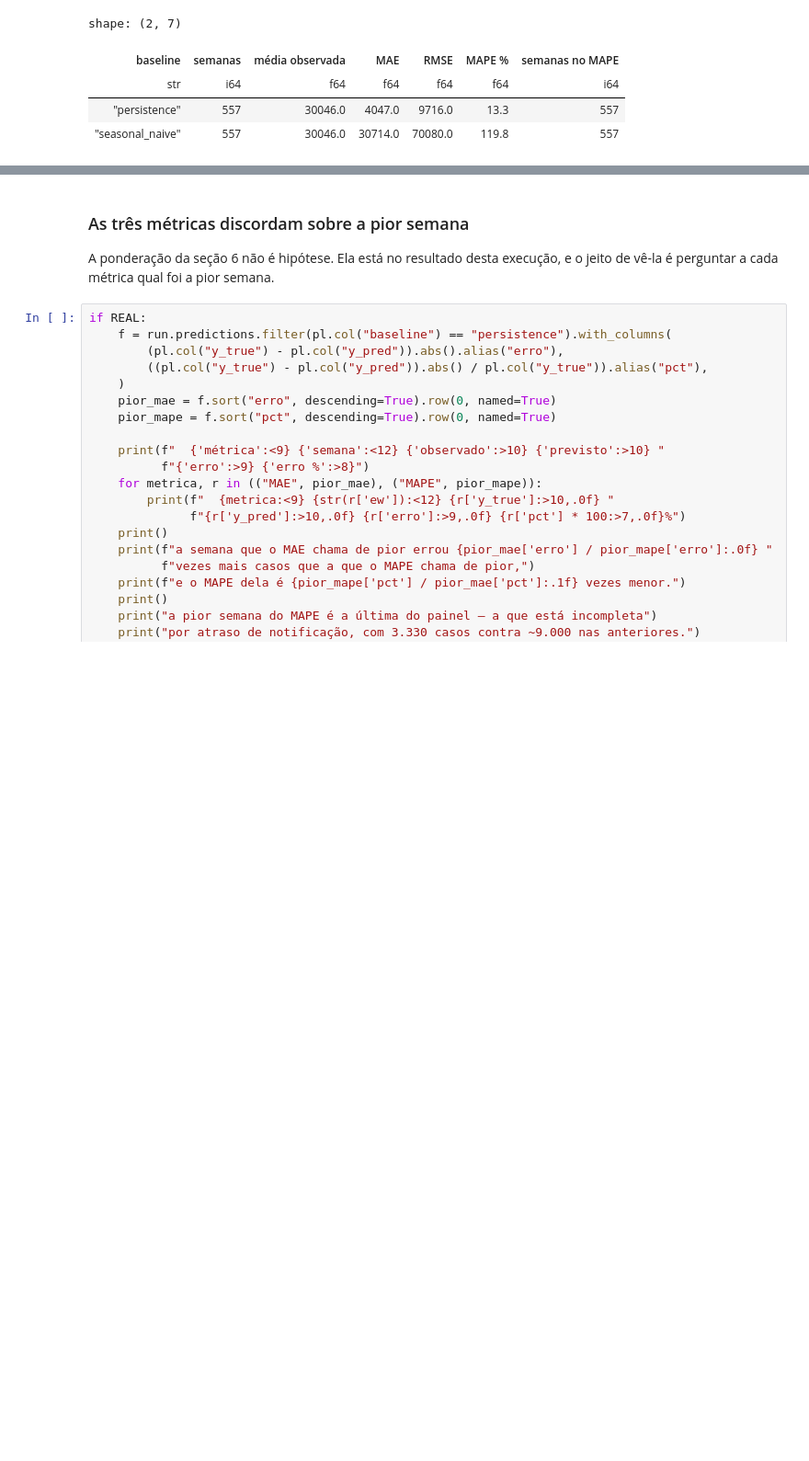
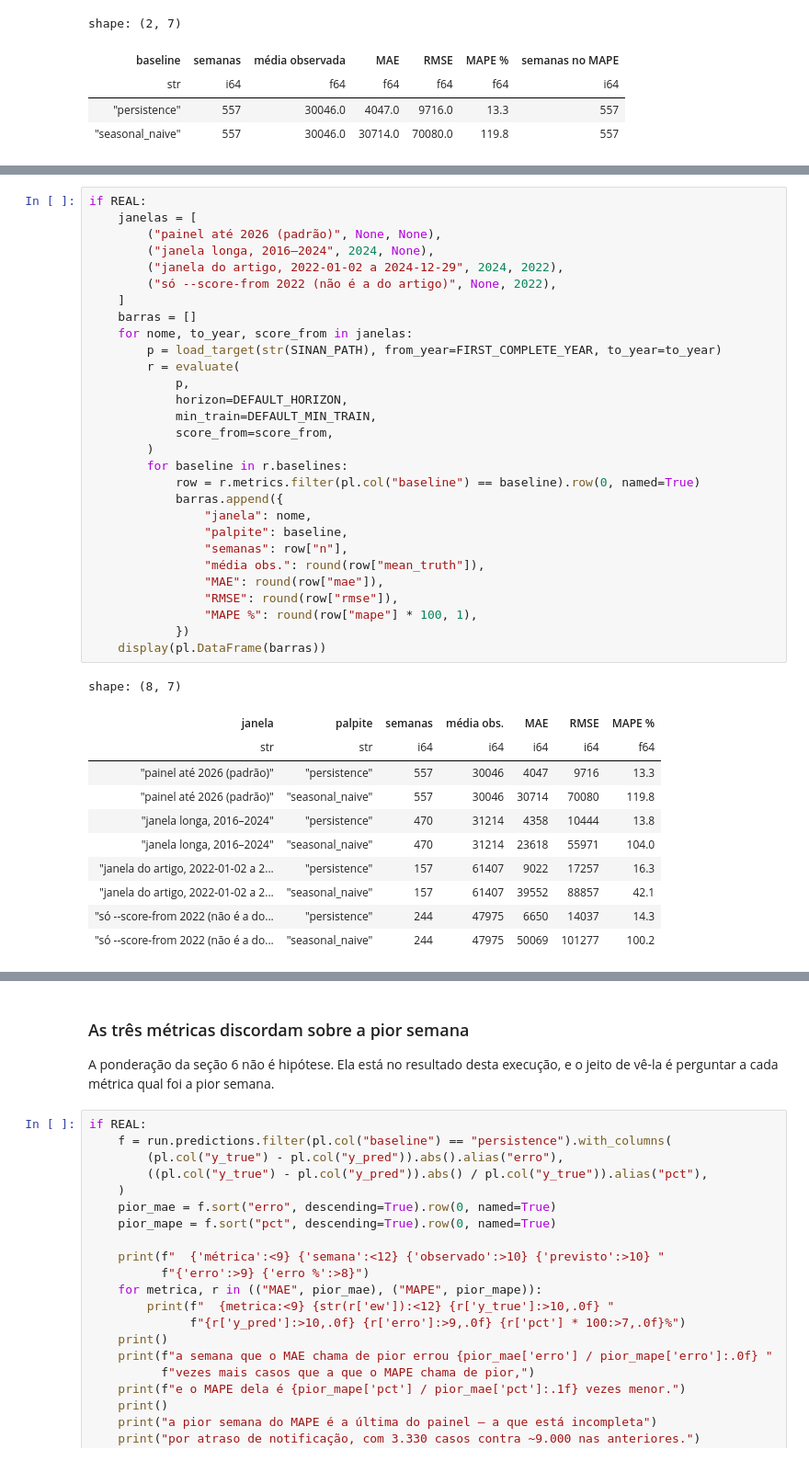
Before and after one commit to caio-olubini/arbovirus-surveillance-data, a Jupyter notebook: notebooks/forecast_evaluation.ipynb, the cells around one changed output, grey strips where cells are left out. Shown at 92% size. Saved outputs shown, nothing was run; the diff lists cells and outputs as text; blank space fills up the shorter version.

```diff
--- a/notebooks/forecast_evaluation.ipynb
+++ b/notebooks/forecast_evaluation.ipynb
@@ -619,0 +668,41 @@ shape: (2, 7)
+# %%
+if REAL:
+    janelas = [
+        ("painel até 2026 (padrão)", None, None),
+        ("janela longa, 2016–2024", 2024, None),
+        ("janela do artigo, 2022-01-02 a 2024-12-29", 2024, 2022),
+        ("só --score-from 2022 (não é a do artigo)", None, 2022),
+    ]
+    barras = []
+    for nome, to_year, score_from in janelas:
+        p = load_target(str(SINAN_PATH), from_year=FIRST_COMPLETE_YEAR, to_year=to_year)
+        r = evaluate(
+            p,
+            horizon=DEFAULT_HORIZON,
+            min_train=DEFAULT_MIN_TRAIN,
+            score_from=score_from,
+        )
+        for baseline in r.baselines:
+            row = r.metrics.filter(pl.col("baseline") == baseline).row(0, named=True)
+            barras.append({
+                "janela": nome,
+                "palpite": baseline,
+                "semanas": row["n"],
+                "média obs.": round(row["mean_truth"]),
+                "MAE": round(row["mae"]),
+                "RMSE": round(row["rmse"]),
+                "MAPE %": round(row["mape"] * 100, 1),
+            })
+    display(pl.DataFrame(barras))
+# %% [output]
+shape: (8, 7)
+| janela | palpite | semanas | média obs. | MAE | RMSE | MAPE % |
+| str | str | i64 | i64 | i64 | i64 | f64 |
+| "painel até 2026 (padrão)" | "persistence" | 557 | 30046 | 4047 | 9716 | 13.3 |
+| "painel até 2026 (padrão)" | "seasonal_naive" | 557 | 30046 | 30714 | 70080 | 119.8 |
+| "janela longa, 2016–2024" | "persistence" | 470 | 31214 | 4358 | 10444 | 13.8 |
+| "janela longa, 2016–2024" | "seasonal_naive" | 470 | 31214 | 23618 | 55971 | 104.0 |
+| "janela do artigo, 2022-01-02 a 2... | "persistence" | 157 | 61407 | 9022 | 17257 | 16.3 |
+| "janela do artigo, 2022-01-02 a 2... | "seasonal_naive" | 157 | 61407 | 39552 | 88857 | 42.1 |
+| "só --score-from 2022 (não é a do... | "persistence" | 244 | 47975 | 6650 | 14037 | 14.3 |
+| "só --score-from 2022 (não é a do... | "seasonal_naive" | 244 | 47975 | 50069 | 101277 | 100.2 |
```
Also changed, not shown: parts of 19 cells of this notebook, 10 other files.
